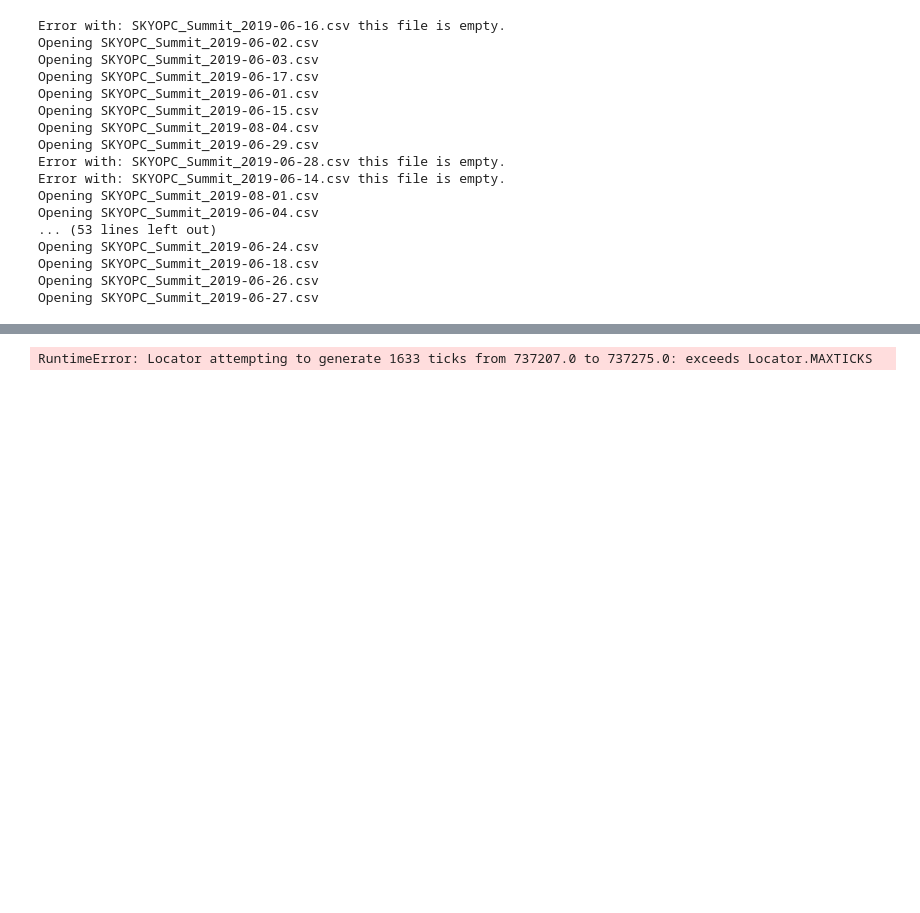
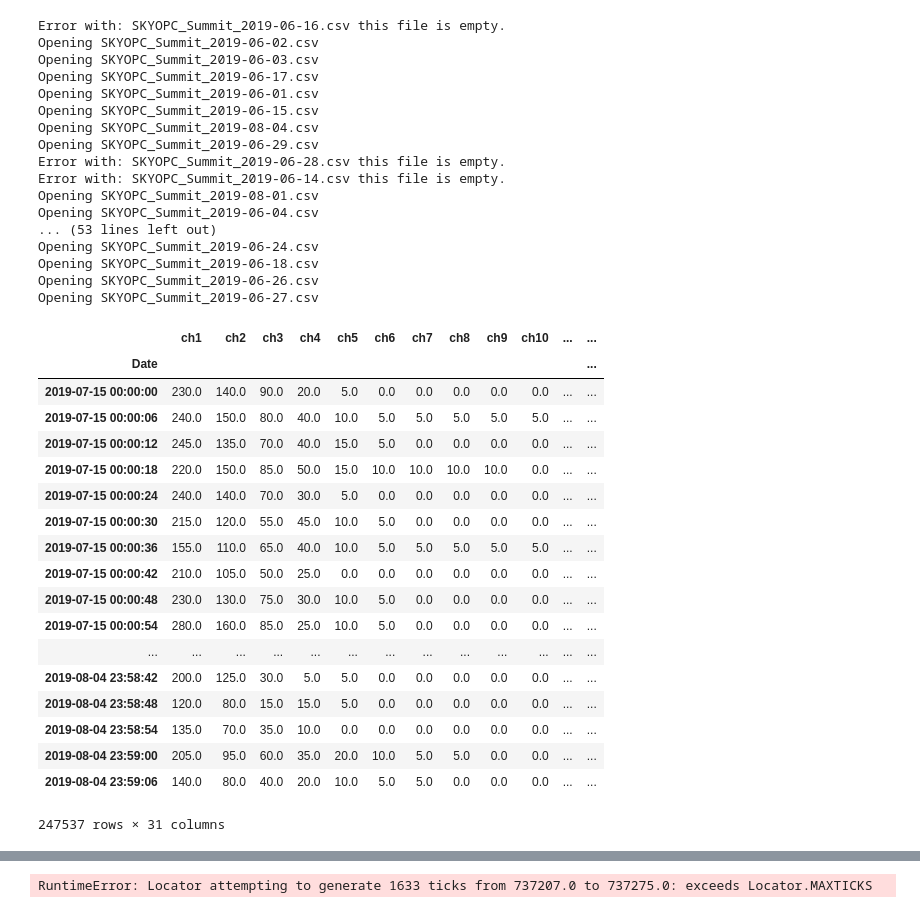
Before and after one commit to heatherguy/ICECAPS-ACE, a Jupyter notebook: Working_notebooks/SKYOPC_max_particle_size.ipynb, the cells around one changed output, grey strips where cells are left out. Cells and saved outputs as stored; diff of their text form; code cells hidden in the pictures; blank space fills up the shorter version.

```diff
--- a/Working_notebooks/SKYOPC_max_particle_size.ipynb
+++ b/Working_notebooks/SKYOPC_max_particle_size.ipynb
@@ -193,6 +193,28 @@ SKYOPC_counts = SKYOPC[SKYOPC.columns[0:31]]
 SKYOPC_counts = SKYOPC_counts.apply(pd.to_numeric, errors='coerce')
 SKYOPC_bins = 31
 SKYOPC_bounds = [0.25,0.28,0.3,0.35,0.4,0.45,0.5,0.58,0.65,0.7,0.8,1.0,1.3,1.6,2,2.5,3,3.5,4,5,6.5,7.5,8.5,10,12.5,15,17.5,20,25,30,32,40]
+# %%
+SKYOPC_counts.ix[dt.datetime(2019,7,15):dt.datetime(2019,8,5)]
+# %% [output]
+|  | ch1 | ch2 | ch3 | ch4 | ch5 | ch6 | ch7 | ch8 | ch9 | ch10 | ... | ... |
+| Date |  |  |  |  |  |  |  |  |  |  |  | ... |
+| 2019-07-15 00:00:00 | 230.0 | 140.0 | 90.0 | 20.0 | 5.0 | 0.0 | 0.0 | 0.0 | 0.0 | 0.0 | ... | ... |
+| 2019-07-15 00:00:06 | 240.0 | 150.0 | 80.0 | 40.0 | 10.0 | 5.0 | 5.0 | 5.0 | 5.0 | 5.0 | ... | ... |
+| 2019-07-15 00:00:12 | 245.0 | 135.0 | 70.0 | 40.0 | 15.0 | 5.0 | 0.0 | 0.0 | 0.0 | 0.0 | ... | ... |
+| 2019-07-15 00:00:18 | 220.0 | 150.0 | 85.0 | 50.0 | 15.0 | 10.0 | 10.0 | 10.0 | 10.0 | 0.0 | ... | ... |
+| 2019-07-15 00:00:24 | 240.0 | 140.0 | 70.0 | 30.0 | 5.0 | 0.0 | 0.0 | 0.0 | 0.0 | 0.0 | ... | ... |
+| 2019-07-15 00:00:30 | 215.0 | 120.0 | 55.0 | 45.0 | 10.0 | 5.0 | 0.0 | 0.0 | 0.0 | 0.0 | ... | ... |
+| 2019-07-15 00:00:36 | 155.0 | 110.0 | 65.0 | 40.0 | 10.0 | 5.0 | 5.0 | 5.0 | 5.0 | 5.0 | ... | ... |
+| 2019-07-15 00:00:42 | 210.0 | 105.0 | 50.0 | 25.0 | 0.0 | 0.0 | 0.0 | 0.0 | 0.0 | 0.0 | ... | ... |
+| 2019-07-15 00:00:48 | 230.0 | 130.0 | 75.0 | 30.0 | 10.0 | 5.0 | 0.0 | 0.0 | 0.0 | 0.0 | ... | ... |
+| 2019-07-15 00:00:54 | 280.0 | 160.0 | 85.0 | 25.0 | 10.0 | 5.0 | 0.0 | 0.0 | 0.0 | 0.0 | ... | ... |
+| ... | ... | ... | ... | ... | ... | ... | ... | ... | ... | ... | ... | ... |
+| 2019-08-04 23:58:42 | 200.0 | 125.0 | 30.0 | 5.0 | 5.0 | 0.0 | 0.0 | 0.0 | 0.0 | 0.0 | ... | ... |
+| 2019-08-04 23:58:48 | 120.0 | 80.0 | 15.0 | 15.0 | 5.0 | 0.0 | 0.0 | 0.0 | 0.0 | 0.0 | ... | ... |
+| 2019-08-04 23:58:54 | 135.0 | 70.0 | 35.0 | 10.0 | 0.0 | 0.0 | 0.0 | 0.0 | 0.0 | 0.0 | ... | ... |
+| 2019-08-04 23:59:00 | 205.0 | 95.0 | 60.0 | 35.0 | 20.0 | 10.0 | 5.0 | 5.0 | 0.0 | 0.0 | ... | ... |
+| 2019-08-04 23:59:06 | 140.0 | 80.0 | 40.0 | 20.0 | 10.0 | 5.0 | 5.0 | 0.0 | 0.0 | 0.0 | ... | ... |
+247537 rows × 31 columns
 # %%
 
 def get_dist(df,nbins,bounds):
```
Also changed, not shown: parts of 2 cells of this notebook, 6 other files.
